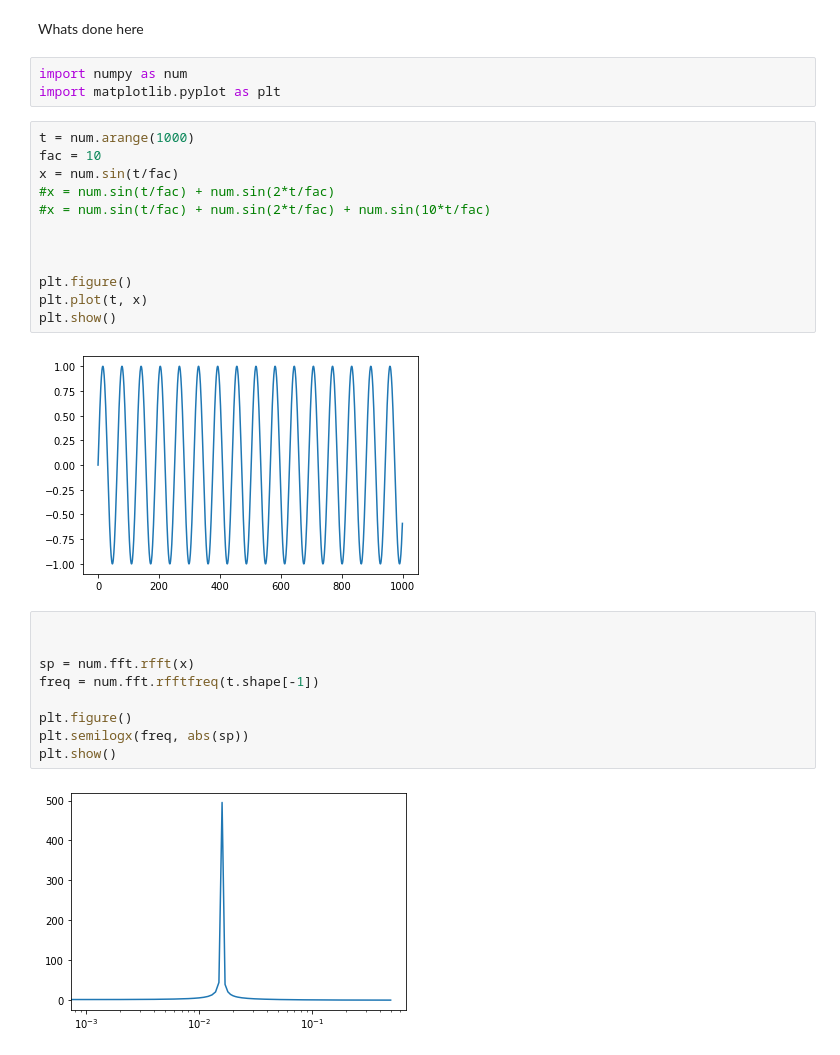
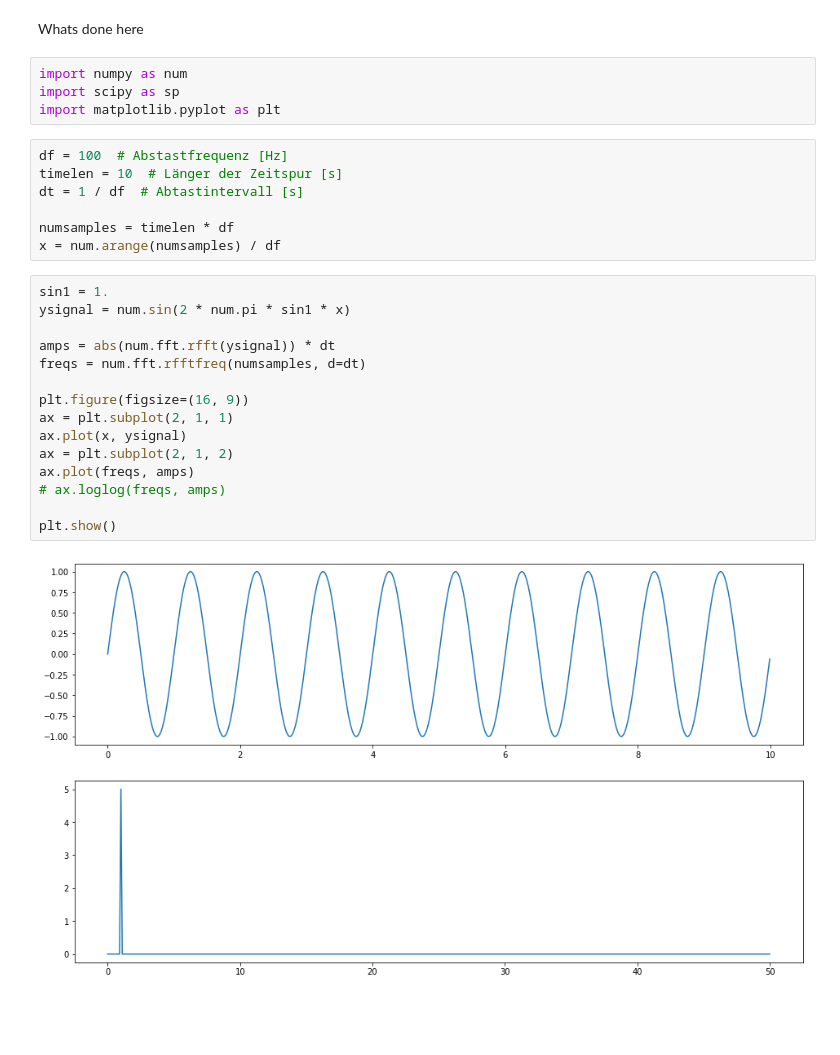
Before and after one commit to torstendahm/seismology_classroom, a Jupyter notebook: numerical_tools/Fourier_Transform_intro.ipynb, the cells around one changed output. Saved outputs shown, nothing was run; the diff lists cells and outputs as text; blank space fills up the shorter version.

```diff
--- a/numerical_tools/Fourier_Transform_intro.ipynb
+++ b/numerical_tools/Fourier_Transform_intro.ipynb
@@ -4,29 +4,29 @@
 Whats done here
 # %%
 import numpy as num
+import scipy as sp
 import matplotlib.pyplot as plt
-# %%
-t = num.arange(1000)
-fac = 10
-x = num.sin(t/fac)
-#x = num.sin(t/fac) + num.sin(2*t/fac)
-#x = num.sin(t/fac) + num.sin(2*t/fac) + num.sin(10*t/fac)
-
-
-
-plt.figure()
-plt.plot(t, x)
-plt.show()
-# %% [output]
-[figure, removed]
-# %%
-
-
-sp = num.fft.rfft(x)
-freq = num.fft.rfftfreq(t.shape[-1])
-
-plt.figure()
-plt.semilogx(freq, abs(sp))
-plt.show()
-# %% [output]
-[figure, removed]
+# %%
+df = 100  # Abstastfrequenz [Hz]
+timelen = 10  # Länger der Zeitspur [s]
+dt = 1 / df  # Abtastintervall [s]
+
+numsamples = timelen * df
+x = num.arange(numsamples) / df
+# %%
+sin1 = 1.
+ysignal = num.sin(2 * num.pi * sin1 * x)
+
+amps = abs(num.fft.rfft(ysignal)) * dt
+freqs = num.fft.rfftfreq(numsamples, d=dt)
+
+plt.figure(figsize=(16, 9))
+ax = plt.subplot(2, 1, 1)
+ax.plot(x, ysignal)
+ax = plt.subplot(2, 1, 2)
+ax.plot(freqs, amps)
+# ax.loglog(freqs, amps)
+
+plt.show()
+# %% [output]
+[figure, added]
```
Also changed, not shown: parts of 5 cells of this notebook, 3 other files.
